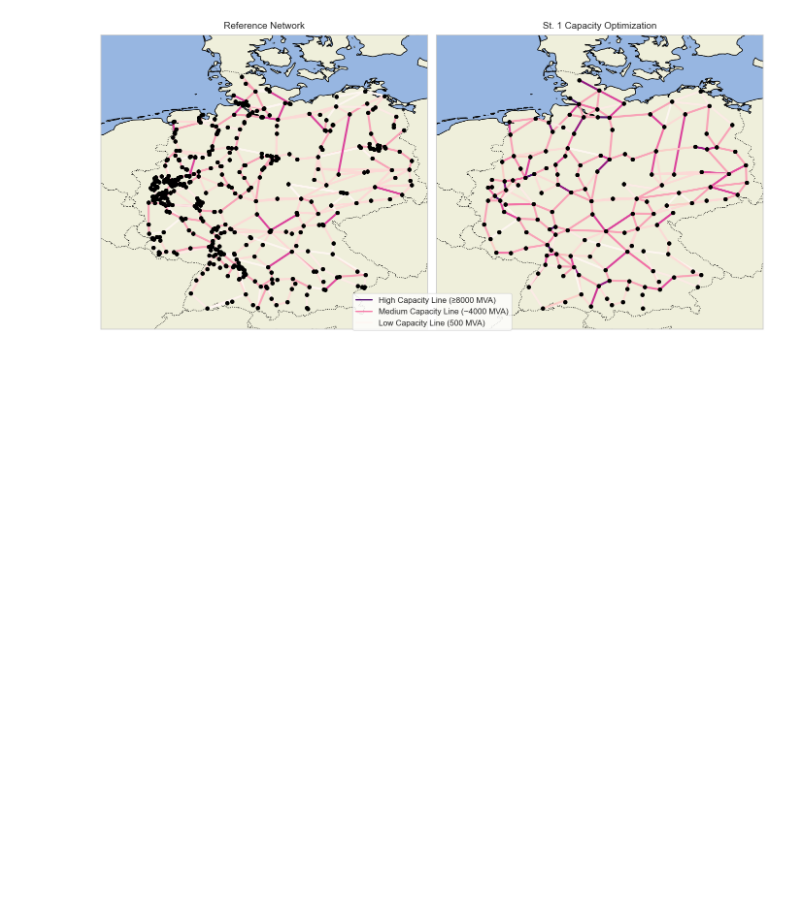
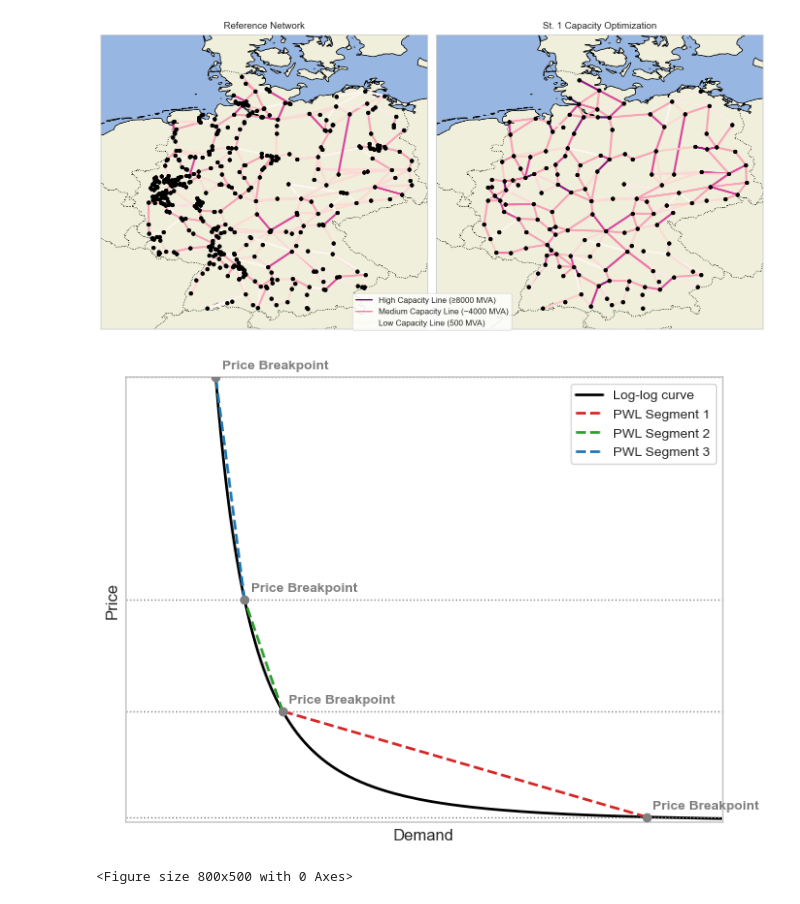
Before and after one commit to timschubert/cost-recovery-uncertainty, a Jupyter notebook: workflow/analysis/results_analysis.ipynb, the cells around one changed output. Saved outputs shown, nothing was run; the diff lists cells and outputs as text; code cells hidden in the pictures; blank space fills up the shorter version.

Commit message:
Improve demand elasticity documentation

```diff
--- a/workflow/analysis/results_analysis.ipynb
+++ b/workflow/analysis/results_analysis.ipynb
@@ -1537,3 +1537,70 @@ plt.tight_layout(rect=[0, -0.3, 1, 1])
 plt.show()
 # %% [output]
 [figure]
+# %%
+# Illustration of piecewise linear approximation for the readme file
+
+# Parameters
+epsilon = 0.4       # demand elasticity
+k = 7                # scaling parameter (adjust as needed)
+p_min, p_max = 10, 800   # price range of interest
+
+# Define function: log(p) = (k - log(D)) / epsilon  =>  D(p)
+def demand_from_price(p, epsilon=epsilon, k=k):
+    return np.exp(k - epsilon * np.log(p))
+
+# Generate true curve
+p_vals = np.linspace(p_min-10, p_max+200, 400)
+D_vals = demand_from_price(p_vals)
+
+# Piecewise breakpoints in price
+breaks = [10, 200, 400, 800]
+segment_colors = ['tab:red', 'tab:green', 'tab:blue']
+
+# Build piecewise approximations (linear in D–p space)
+segments = []
+for i in range(len(breaks)-1):
+    p0, p1 = breaks[i], breaks[i+1]
+    D0, D1 = demand_from_price(np.array([p0, p1]))
+    segments.append(((D0, p0), (D1, p1)))
+
+# Plot
+fig, ax = plt.subplots(figsize=(8,6))
+
+# True curve
+ax.plot(D_vals, p_vals, label="Log-log curve", color="black", linewidth=2)
+
+# Piecewise approximations
+for idx, (seg, col) in enumerate(zip(segments, segment_colors), 1):
+    (D0, p0), (D1, p1) = seg
+    ax.plot([D0, D1], [p0, p1], color=col, linestyle="--", linewidth=2,
+            label=f"PWL Segment {idx}")
+
+# Breakpoint markers
+for bp in breaks:
+    Dbp = demand_from_price(bp)
+    ax.axhline(bp, color="gray", linestyle=":", linewidth=1)
+    ax.scatter(Dbp, bp, color="gray", zorder=5)
+
+# Annotate breakpoints with text
+for i, bp in enumerate(breaks):
+    Dbp = demand_from_price(bp)
+    # Build annotation string and colors
+    txt = "Price Breakpoint"
+    ax.text(Dbp + 5, bp + 10, txt, color="gray", fontsize=10, va="bottom", fontweight="bold")
+
+# Formatting
+ax.set_xlabel("Demand")
+ax.set_ylabel("Price")
+ax.set_ylim(0, 800)
+ax.set_xlim(0, 500)
+ax.set_xticks([])
+ax.set_yticks([])
+ax.legend()
+
+plt.show()
+
+plt.savefig("readme_pwl_curve.png", dpi=300, bbox_inches="tight")
+# %% [output]
+[figure, added]
+<Figure size 800x500 with 0 Axes>
```
Also changed, not shown: parts of 2 cells of this notebook, 4 other files.
